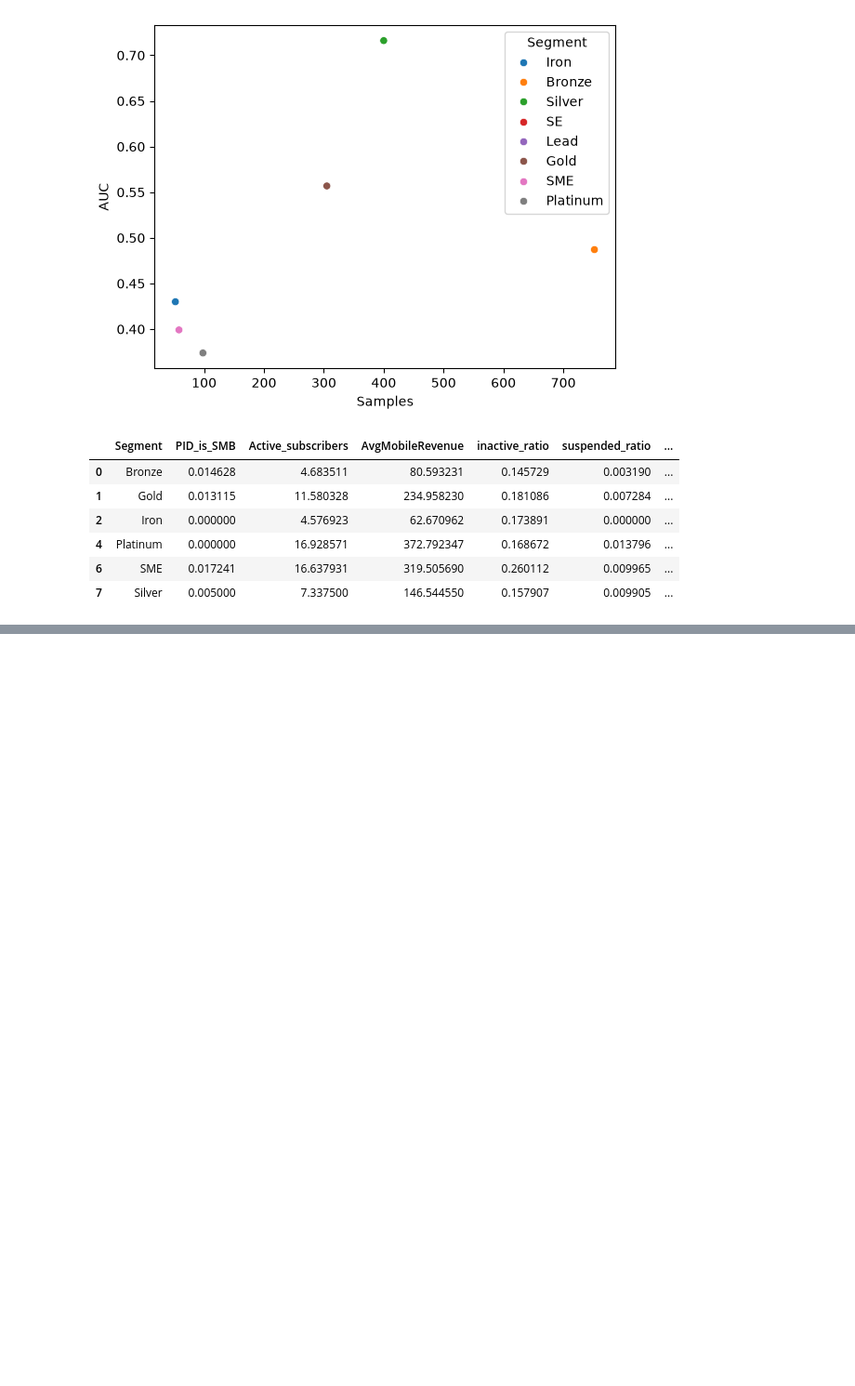
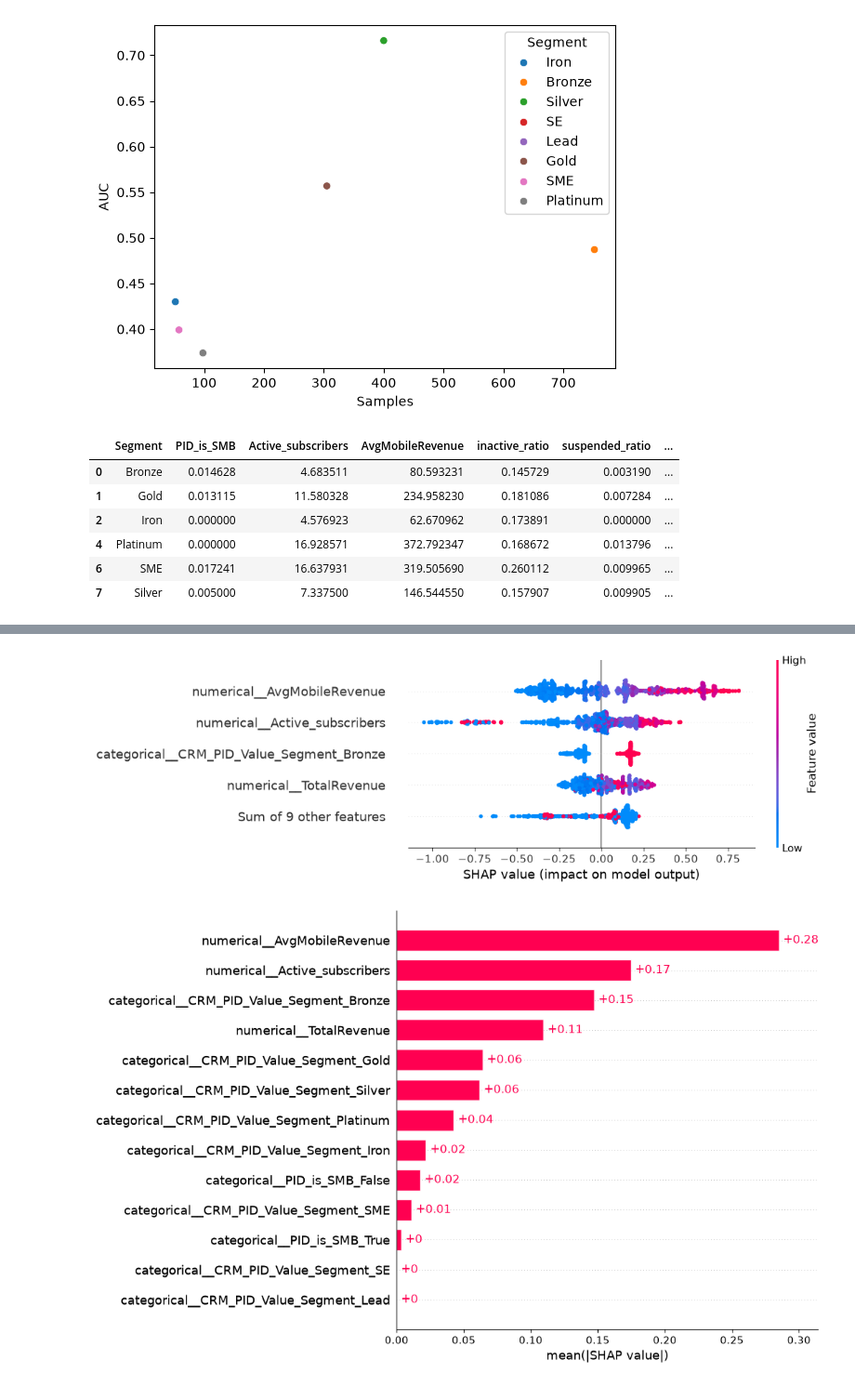
Before and after one commit to eode0004/FIT2082ResProj, a Jupyter notebook: ResProjModel.ipynb, the cells around one changed output, grey strips where cells are left out. Shown at 93% size. Cells and saved outputs as stored; diff of their text form; code cells hidden in the pictures; blank space fills up the shorter version.

Commit message:
Added shap analysis

```diff
--- a/ResProjModel.ipynb
+++ b/ResProjModel.ipynb
@@ -491,0 +499,28 @@ plt.show()
+# %%
+# NOTE: code in this cell created by copilot
+import shap
+
+# Explain the same numeric features that were used to train the classifier.
+feature_names = c_transformer.get_feature_names_out()
+background = shap.sample(X_train_proc, min(100, len(X_train_proc)), random_state=42)
+X_shap = shap.sample(X_test_proc, min(1000, len(X_test_proc)), random_state=42)
+
+explainer = shap.TreeExplainer(
+    clf,
+    data=background,
+    feature_names=feature_names,
+    feature_perturbation="interventional",
+    model_output="raw",
+)
+shap_values = explainer(X_shap)
+
+# Global view: impact and average absolute impact for each transformed feature.
+shap.plots.beeswarm(shap_values, max_display=5)
+shap.plots.bar(shap_values, max_display=20)
+
+# Local view: explain the highest predicted churn probability in the sample.
+high_risk_index = int(np.argmax(clf.predict_proba(X_shap)[:, 1]))
+shap.plots.waterfall(shap_values[high_risk_index], max_display=20)
+# %% [output]
+[figure, added]
+[figure, added]
```
Also changed, not shown: parts of 4 cells of this notebook.
